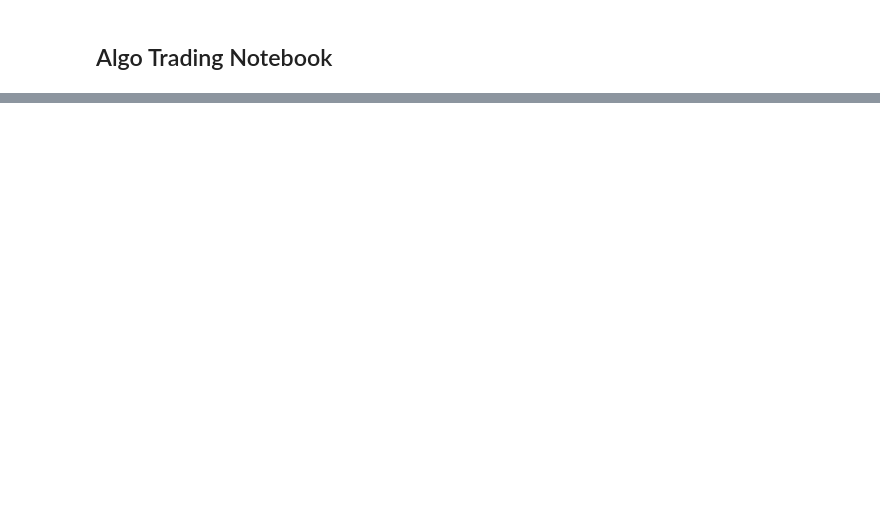
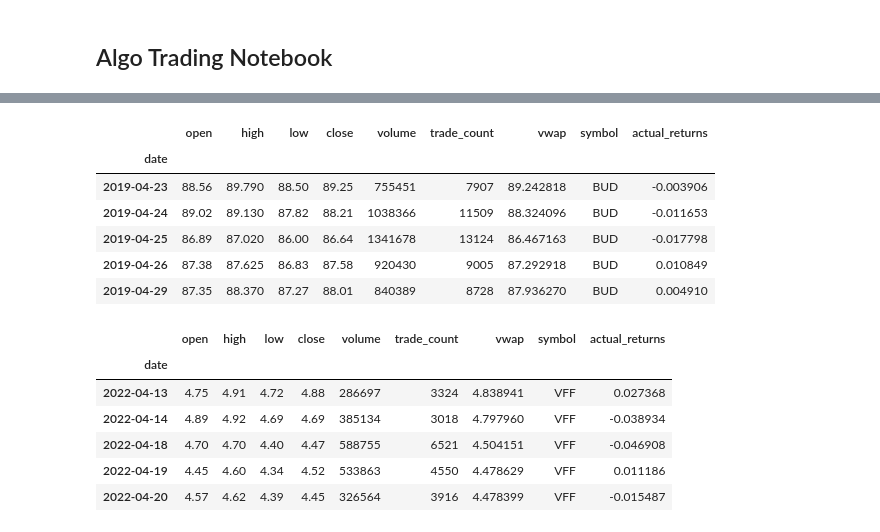
Before and after one commit to themichaelfoley/MKJ_FinTech_Project_2, a Jupyter notebook: algo_trading.ipynb, the cells around one changed output, grey strips where cells are left out. Saved outputs shown, nothing was run; the diff lists cells and outputs as text; code cells hidden in the pictures; blank space fills up the shorter version.

```diff
--- a/algo_trading.ipynb
+++ b/algo_trading.ipynb
@@ -85,0 +112,22 @@ API data file exists
+# %%
+# Drop all NaN values from the DataFrame
+df_stock_data = df_stock_data.dropna()
+
+# Review the DataFrame
+display(df_stock_data.head())
+display(df_stock_data.tail())
+# %% [output]
+|  | open | high | low | close | volume | trade_count | vwap | symbol | actual_returns |
+| date |  |  |  |  |  |  |  |  |  |
+| 2019-04-23 | 88.56 | 89.790 | 88.50 | 89.25 | 755451 | 7907 | 89.242818 | BUD | -0.003906 |
+| 2019-04-24 | 89.02 | 89.130 | 87.82 | 88.21 | 1038366 | 11509 | 88.324096 | BUD | -0.011653 |
+| 2019-04-25 | 86.89 | 87.020 | 86.00 | 86.64 | 1341678 | 13124 | 86.467163 | BUD | -0.017798 |
+| 2019-04-26 | 87.38 | 87.625 | 86.83 | 87.58 | 920430 | 9005 | 87.292918 | BUD | 0.010849 |
+| 2019-04-29 | 87.35 | 88.370 | 87.27 | 88.01 | 840389 | 8728 | 87.936270 | BUD | 0.004910 |
+|  | open | high | low | close | volume | trade_count | vwap | symbol | actual_returns |
+| date |  |  |  |  |  |  |  |  |  |
+| 2022-04-13 | 4.75 | 4.91 | 4.72 | 4.88 | 286697 | 3324 | 4.838941 | VFF | 0.027368 |
+| 2022-04-14 | 4.89 | 4.92 | 4.69 | 4.69 | 385134 | 3018 | 4.797960 | VFF | -0.038934 |
+| 2022-04-18 | 4.70 | 4.70 | 4.40 | 4.47 | 588755 | 6521 | 4.504151 | VFF | -0.046908 |
+| 2022-04-19 | 4.45 | 4.60 | 4.34 | 4.52 | 533863 | 4550 | 4.478629 | VFF | 0.011186 |
+| 2022-04-20 | 4.57 | 4.62 | 4.39 | 4.45 | 326564 | 3916 | 4.478399 | VFF | -0.015487 |
```
Also changed, not shown: parts of 20 cells of this notebook, 4 other files.
